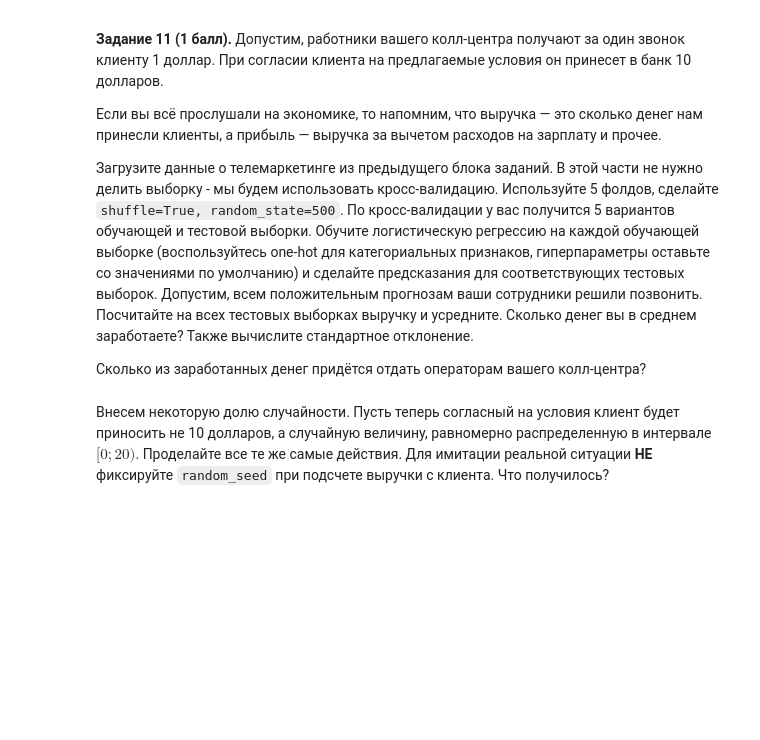
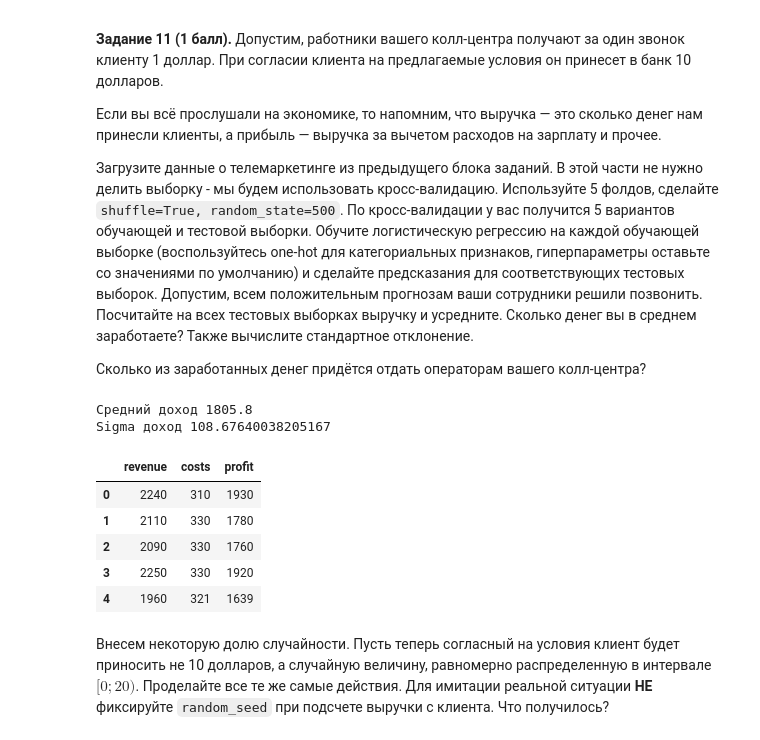
Before and after one commit to miche2020/ml-course-hse, a Jupyter notebook: 2020-fall/homeworks-practice/homework-practice-04-classification.ipynb, the cells around one changed output. Saved outputs shown, nothing was run; the diff lists cells and outputs as text; code cells hidden in the pictures; blank space fills up the shorter version.

```diff
--- a/2020-fall/homeworks-practice/homework-practice-04-classification.ipynb
+++ b/2020-fall/homeworks-practice/homework-practice-04-classification.ipynb
@@ -814,2 +827,35 @@ __Задание 11 (1 балл).__ Допустим, работники ваш
+# %%
+kfold = KFold(shuffle=True, random_state=500)
+revenues = []
+costs = []
+profit = []
+value = 10
+
+for train_ind, test_ind in kfold.split(X):
+    X_train, y_train = X[train_ind, :], y[train_ind]
+    X_test, y_test = X[test_ind, :], y[test_ind]
+
+    LogReg = LogisticRegression(max_iter=100000)
+    LogReg.fit(X_train, y_train)
+    pred = LogReg.predict(X_test)
+
+    revenues.append(value * np.sum(pred * y_test))
+    costs.append(np.sum(pred))
+    profit.append(value * np.sum(pred * y_test)-np.sum(pred))
+
+table = pd.DataFrame(np.array([revenues, costs, profit]).T, columns=[
+                     'revenue', 'costs', 'profit'])
+print('Cредний доход {}'.format(np.mean(table.profit)))
+print('Sigma доход {}'.format(np.std(table.profit)))
+table.head()
+# %% [output]
+Cредний доход 1805.8
+Sigma доход 108.67640038205167
+|  | revenue | costs | profit |
+| 0 | 2240 | 310 | 1930 |
+| 1 | 2110 | 330 | 1780 |
+| 2 | 2090 | 330 | 1760 |
+| 3 | 2250 | 330 | 1920 |
+| 4 | 1960 | 321 | 1639 |
 # %% [markdown]
 Внесем некоторую долю случайности. Пусть теперь согласный на условия клиент будет приносить не 10 долларов, а случайную величину, равномерно распределенную в интервале $[0;20)$. Проделайте все те же самые действия. Для имитации реальной ситуации **НЕ** фиксируйте `random_seed` при подсчете выручки с клиента. Что получилось?
```
Also changed, not shown: parts of 20 cells of this notebook, 2 other files.
